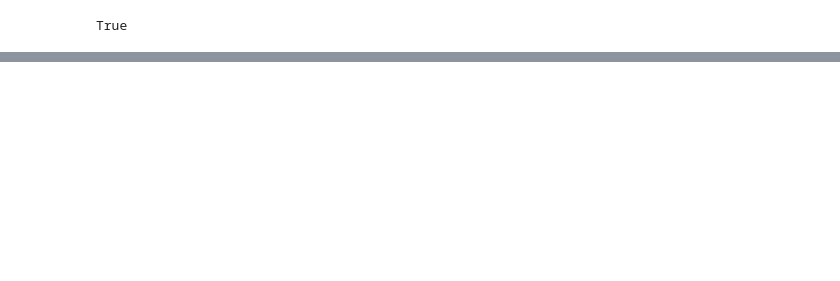
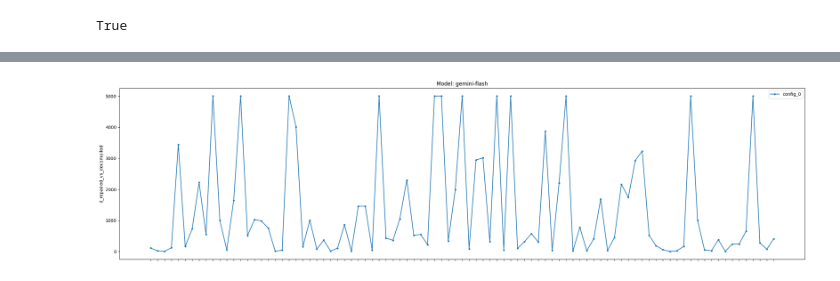
Before and after one commit to nsakib1017/pyllmpatch, a Jupyter notebook: utils/dataset_helpers/edit_distance_drift_result_plotter.ipynb, the cells around one changed output, grey strips where cells are left out. Saved outputs shown, nothing was run; the diff lists cells and outputs as text; code cells hidden in the pictures; blank space fills up the shorter version.

```diff
--- a/utils/dataset_helpers/edit_distance_drift_result_plotter.ipynb
+++ b/utils/dataset_helpers/edit_distance_drift_result_plotter.ipynb
@@ -228,0 +234,56 @@ print(cluster_stats)
+# %%
+target_model = "gemini-flash"
+
+other_hashes = set(
+    df_merged.loc[df_merged["model"] != target_model, "file_hash"]
+)
+
+df_gemini_flash_filtered = df_merged[
+    (df_merged["model"] == target_model) &
+    (df_merged["file_hash"].isin(other_hashes))
+].copy()
+# %%
+configs_to_plot = ["config_0", "config_1", "config_2"]
+
+for model_name, g in df_gemini_flash_filtered.groupby("model", sort=False):
+    # Keep only the three configs you want
+    g = g[g["config"].isin(configs_to_plot)].copy()
+
+    if g.empty:
+        continue
+
+    # Preserve the first-seen file_hash order within this model
+    file_order = g["file_hash"].drop_duplicates().tolist()
+
+    # If the same (file_hash, config) appears multiple times, average them
+    plot_df = (
+        g.groupby(["file_hash", "config"], as_index=False)["d_repaired_vs_decompiled"]
+         .mean()
+         .pivot(index="file_hash", columns="config", values="d_repaired_vs_decompiled")
+         .reindex(file_order)
+    )
+
+    x = range(len(plot_df.index))
+
+    plt.figure(figsize=(max(12, len(file_order) * 0.25), 6))
+
+    for cfg in configs_to_plot:
+        if cfg in plot_df.columns:
+            plt.plot(
+                x,
+                plot_df[cfg],
+                marker="o",
+                linewidth=1.5,
+                markersize=3,
+                label=cfg
+            )
+
+    plt.xticks(x, plot_df.index, rotation=90, fontsize=6)
+    plt.tick_params(axis="x", labelbottom=False)
+    plt.ylabel("d_repaired_vs_decompiled")
+    plt.title(f"Model: {model_name}")
+    plt.legend()
+    plt.tight_layout()
+    plt.show()
+# %% [output]
+[figure, added]
```
Also changed, not shown: parts of 7 cells of this notebook, 3 other files.
